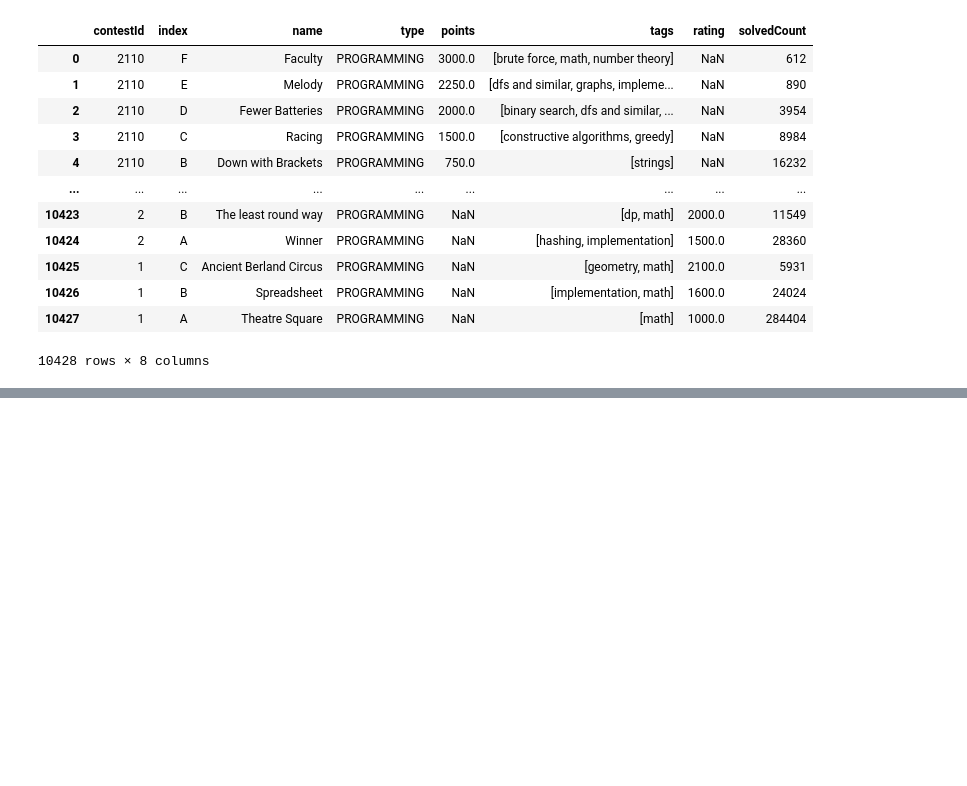
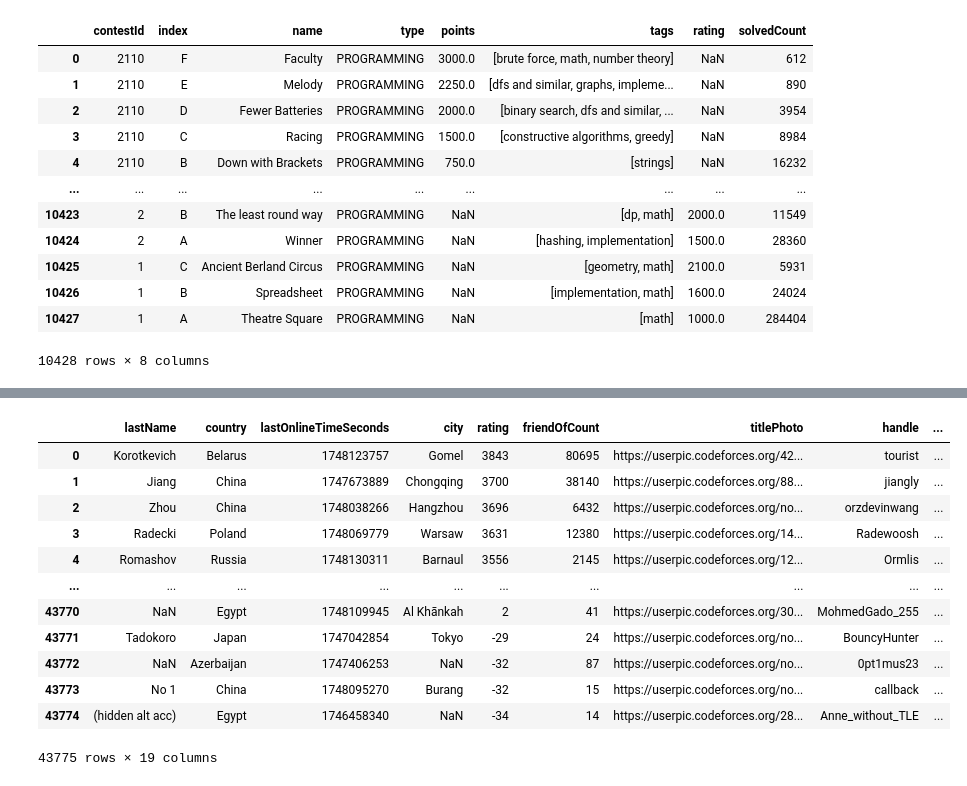
Before and after one commit to saulcanche/sri_p, a Jupyter notebook: backend/lab.ipynb, the cells around one changed output, grey strips where cells are left out. Saved outputs shown, nothing was run; the diff lists cells and outputs as text; code cells hidden in the pictures; blank space fills up the shorter version.

```diff
--- a/backend/lab.ipynb
+++ b/backend/lab.ipynb
@@ -60,0 +119,16 @@ problems
+# %%
+CF.get_rated_list()
+# %% [output]
+|  | lastName | country | lastOnlineTimeSeconds | city | rating | friendOfCount | titlePhoto | handle | ... |
+| 0 | Korotkevich | Belarus | 1748123757 | Gomel | 3843 | 80695 | https://userpic.codeforces.org/42... | tourist | ... |
+| 1 | Jiang | China | 1747673889 | Chongqing | 3700 | 38140 | https://userpic.codeforces.org/88... | jiangly | ... |
+| 2 | Zhou | China | 1748038266 | Hangzhou | 3696 | 6432 | https://userpic.codeforces.org/no... | orzdevinwang | ... |
+| 3 | Radecki | Poland | 1748069779 | Warsaw | 3631 | 12380 | https://userpic.codeforces.org/14... | Radewoosh | ... |
+| 4 | Romashov | Russia | 1748130311 | Barnaul | 3556 | 2145 | https://userpic.codeforces.org/12... | Ormlis | ... |
+| ... | ... | ... | ... | ... | ... | ... | ... | ... | ... |
+| 43770 | NaN | Egypt | 1748109945 | Al Khānkah | 2 | 41 | https://userpic.codeforces.org/30... | MohmedGado_255 | ... |
+| 43771 | Tadokoro | Japan | 1747042854 | Tokyo | -29 | 24 | https://userpic.codeforces.org/no... | BouncyHunter | ... |
+| 43772 | NaN | Azerbaijan | 1747406253 | NaN | -32 | 87 | https://userpic.codeforces.org/no... | 0pt1mus23 | ... |
+| 43773 | No 1 | China | 1748095270 | Burang | -32 | 15 | https://userpic.codeforces.org/no... | callback | ... |
+| 43774 | (hidden alt acc) | Egypt | 1746458340 | NaN | -34 | 14 | https://userpic.codeforces.org/28... | Anne_without_TLE | ... |
+43775 rows × 19 columns
```
Also changed, not shown: parts of 5 cells of this notebook, 1 other file.
